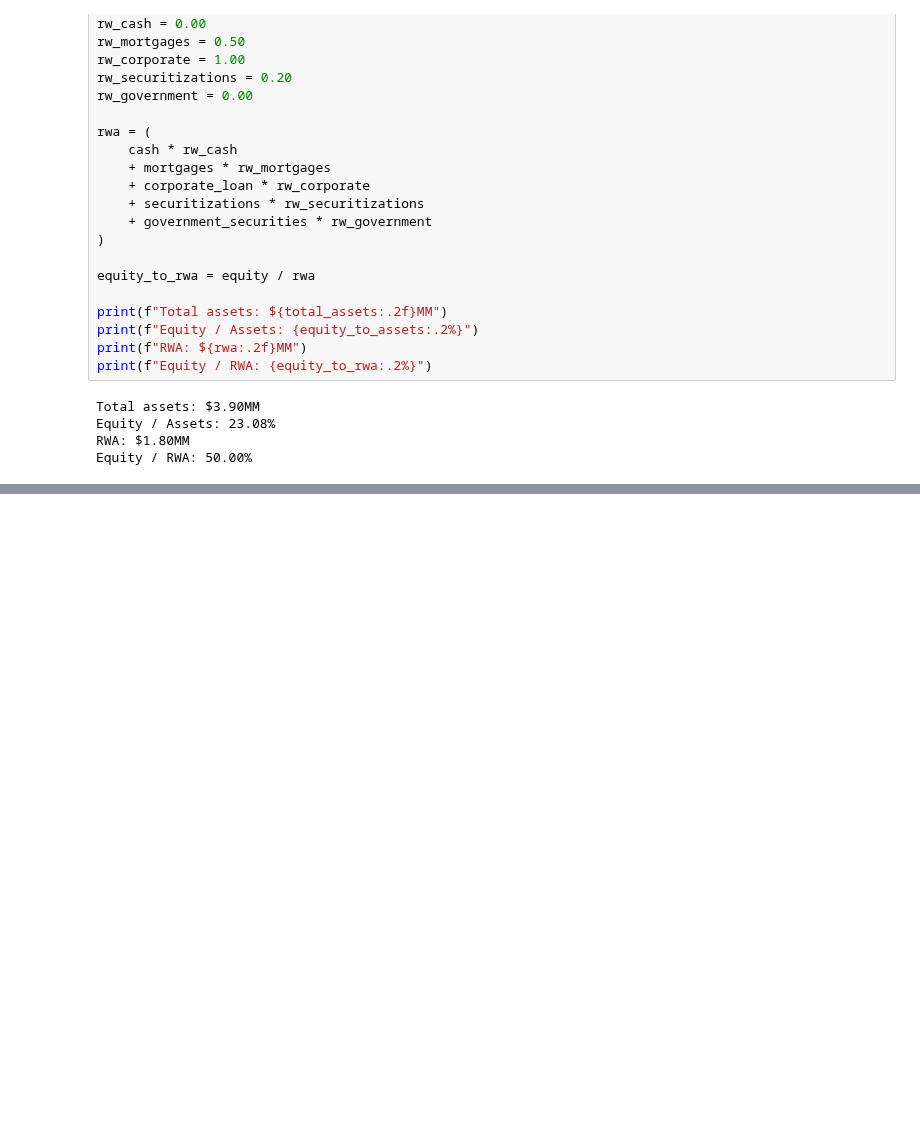
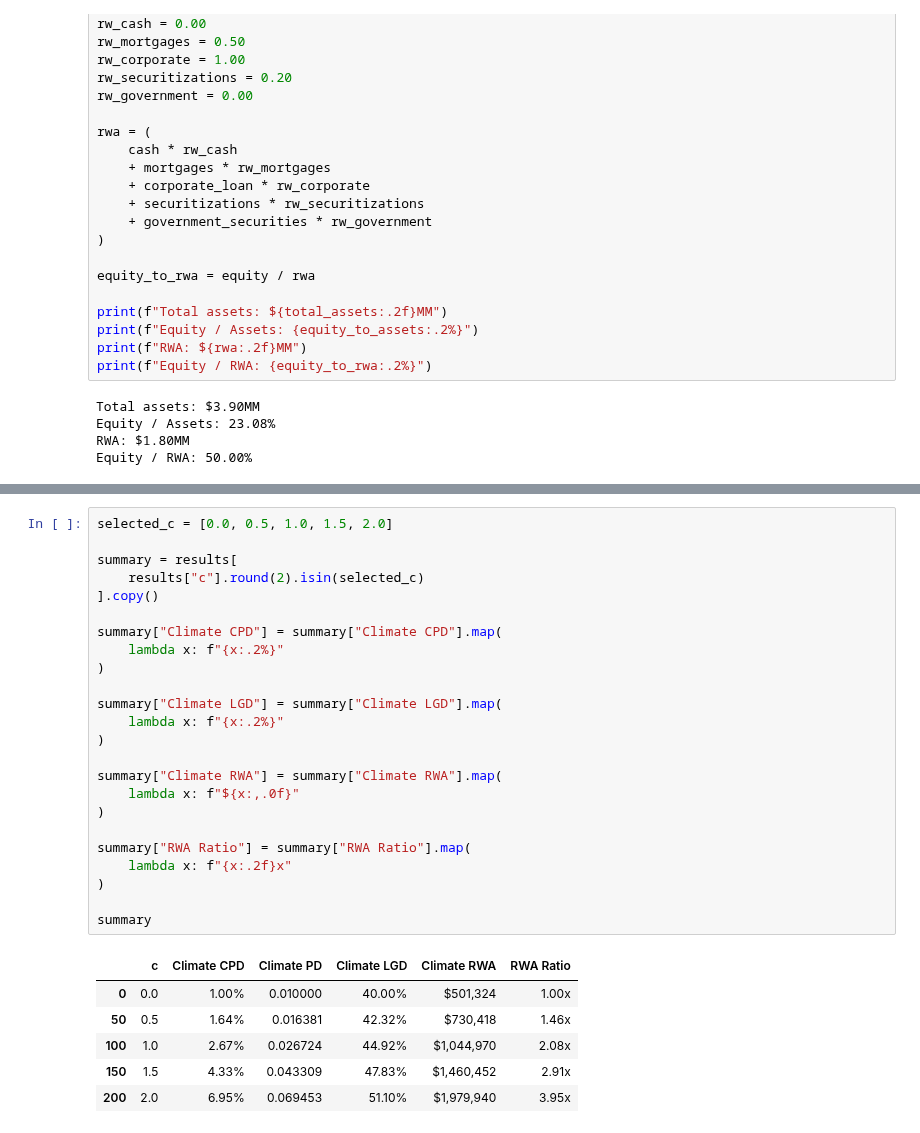
Before and after one commit to jaimecrz3/uoft-mmf, a Jupyter notebook: fall-term/risk-management/assignments/02-regulatory-and-climate-risk/CorzoGaldoJaime - RegulatoryCapital&ClimateRisk_Assignment.ipynb, the cells around one changed output, grey strips where cells are left out. Cells and saved outputs as stored; diff of their text form; blank space fills up the shorter version.

```diff
--- a/fall-term/risk-management/assignments/02-regulatory-and-climate-risk/CorzoGaldoJaime - RegulatoryCapital&ClimateRisk_Assignment.ipynb
+++ b/fall-term/risk-management/assignments/02-regulatory-and-climate-risk/CorzoGaldoJaime - RegulatoryCapital&ClimateRisk_Assignment.ipynb
@@ -301,0 +1022,31 @@ Equity / RWA: 50.00%
+# %%
+selected_c = [0.0, 0.5, 1.0, 1.5, 2.0]
+
+summary = results[
+    results["c"].round(2).isin(selected_c)
+].copy()
+
+summary["Climate CPD"] = summary["Climate CPD"].map(
+    lambda x: f"{x:.2%}"
+)
+
+summary["Climate LGD"] = summary["Climate LGD"].map(
+    lambda x: f"{x:.2%}"
+)
+
+summary["Climate RWA"] = summary["Climate RWA"].map(
+    lambda x: f"${x:,.0f}"
+)
+
+summary["RWA Ratio"] = summary["RWA Ratio"].map(
+    lambda x: f"{x:.2f}x"
+)
+
+summary
+# %% [output]
+|  | c | Climate CPD | Climate PD | Climate LGD | Climate RWA | RWA Ratio |
+| 0 | 0.0 | 1.00% | 0.010000 | 40.00% | $501,324 | 1.00x |
+| 50 | 0.5 | 1.64% | 0.016381 | 42.32% | $730,418 | 1.46x |
+| 100 | 1.0 | 2.67% | 0.026724 | 44.92% | $1,044,970 | 2.08x |
+| 150 | 1.5 | 4.33% | 0.043309 | 47.83% | $1,460,452 | 2.91x |
+| 200 | 2.0 | 6.95% | 0.069453 | 51.10% | $1,979,940 | 3.95x |
```
Also changed, not shown: parts of 20 cells of this notebook.
